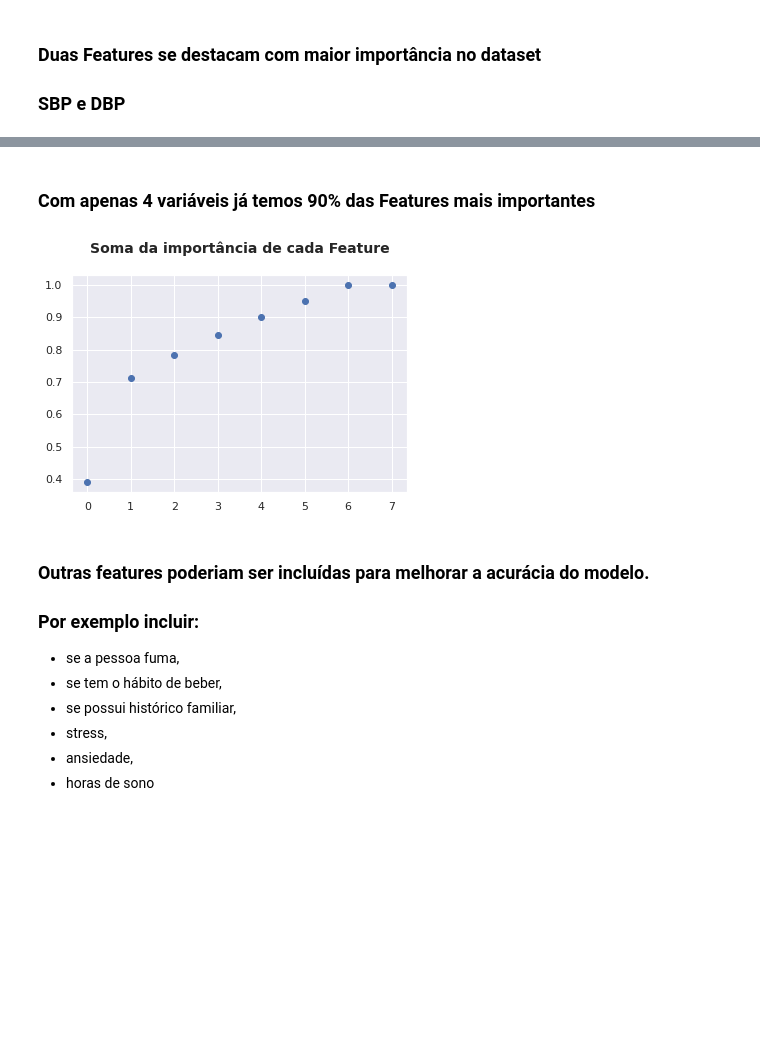
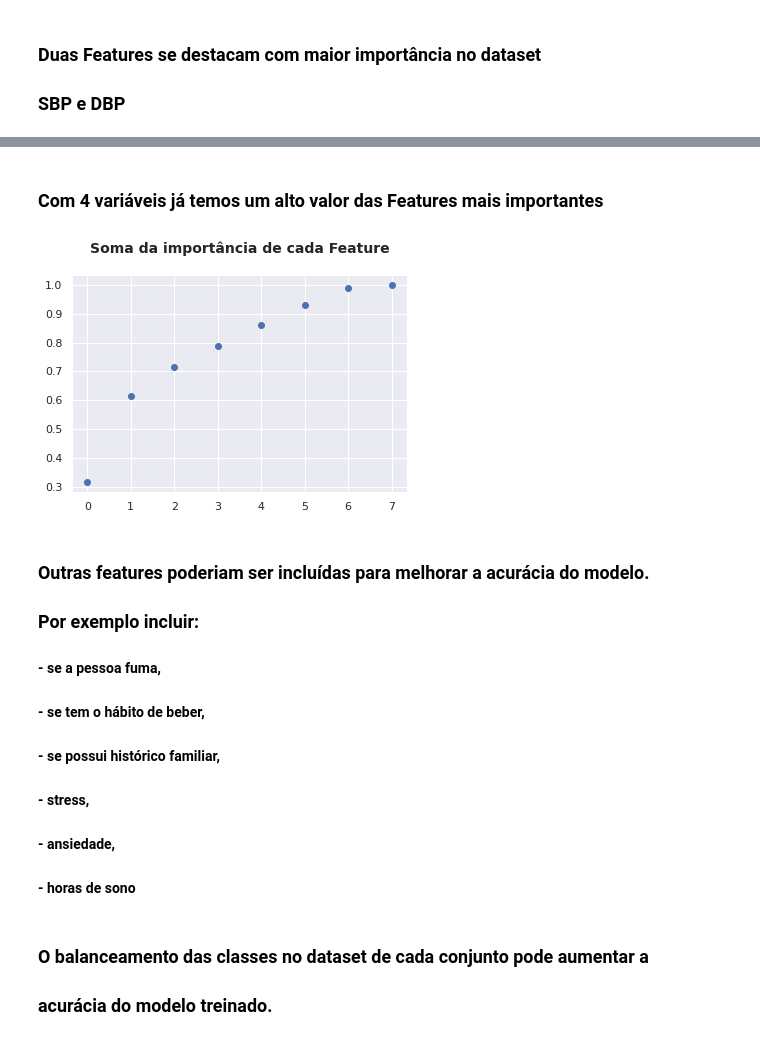
Before and after one commit to silviolima07/Kaggle, a Jupyter notebook: Pressao_Sanguinea.ipynb, the cells around one changed output, grey strips where cells are left out. Cells and saved outputs as stored; diff of their text form; code cells hidden in the pictures; blank space fills up the shorter version.

```diff
--- a/Pressao_Sanguinea.ipynb
+++ b/Pressao_Sanguinea.ipynb
@@ -106,3 +151,25 @@ def criar_model(genero,df):
+# %%
+def sum_and_plot_importances(df):
+    X = df.drop('pressao', axis=1)
+    y = df['pressao']
+    X_train, X_test, y_train, y_test = train_test_split(X, y, random_state=0)
+    #
+    rfc = RandomForestClassifier(n_estimators= 500, random_state = 42, n_jobs = -1)
+    rfc.fit(X_train, y_train)
+    #
+    importances = rfc.feature_importances_
+    variables = np.array(df.columns)
+    indices = np.argsort(importances)[::-1]
+    importances = np.round(importances[indices],4)
+    variables = variables[indices]
+    #
+    sum_importances = pd.DataFrame()
+    for i in range(importances.size):
+        sum_importance = importances[:(i+1)].sum()
+        this_variable = pd.Series([variables[i], sum_importance])
+        sum_importances = sum_importances.append(this_variable, ignore_index = True)
+    plt.scatter(sum_importances.index, sum_importances.iloc[:,1])
+    return sum_importances
 # %%
 # Leitura dos dados
 path1= '/content/drive/MyDrive/Colab Notebooks/Dataset/Pressao_Sanguinea/femtodos.csv'
@@ -578,25 +601,19 @@ Importância das Features para: HOMEM
 # %% [markdown]
-### Com apenas 4 variáveis já temos 90% das Features mais importantes
+### Com 4 variáveis já temos um alto valor das Features mais importantes
-# %%
-def sum_and_plot_importances(variables, importances):
-    sum_importances = pd.DataFrame()
-    for i in range(importances.size):
-        sum_importance = importances[:(i+1)].sum()
-        this_variable = pd.Series([variables[i], sum_importance])
-        sum_importances = sum_importances.append(this_variable, ignore_index = True)
-    plt.scatter(sum_importances.index, sum_importances.iloc[:,1])
-    return sum_importances
 # %%
-sum_importances = sum_and_plot_importances(variables, importances)
+sum_importances = sum_and_plot_importances(df)
 plt.title('Soma da importância de cada Feature\n', fontsize=14, fontweight='bold');
 # %% [output]
-[figure, old version]
+[figure, new version]
 # %% [markdown]
 ### Outras features poderiam ser incluídas para melhorar a acurácia do modelo.
 ### Por exemplo incluir:
-- se a pessoa fuma,
-- se tem o hábito de beber,
-- se possui histórico familiar,
-- stress,
-- ansiedade,
-- horas de sono
+#### - se a pessoa fuma,
+#### - se tem o hábito de beber,
+#### - se possui histórico familiar,
+#### - stress,
+#### - ansiedade,
+#### - horas de sono
+# %% [markdown]
+### O balanceamento das classes no dataset de cada conjunto pode aumentar a
+### acurácia do modelo treinado.
```
Also changed, not shown: parts of 14 cells of this notebook.
